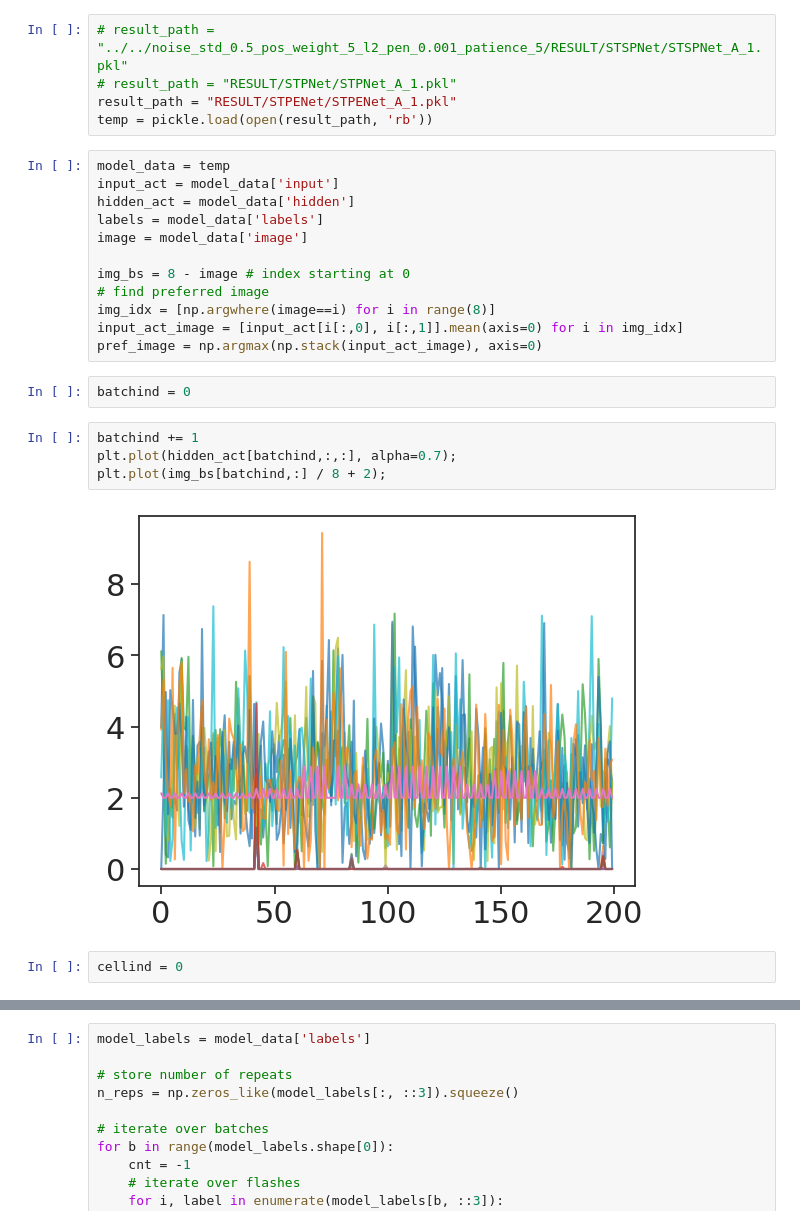
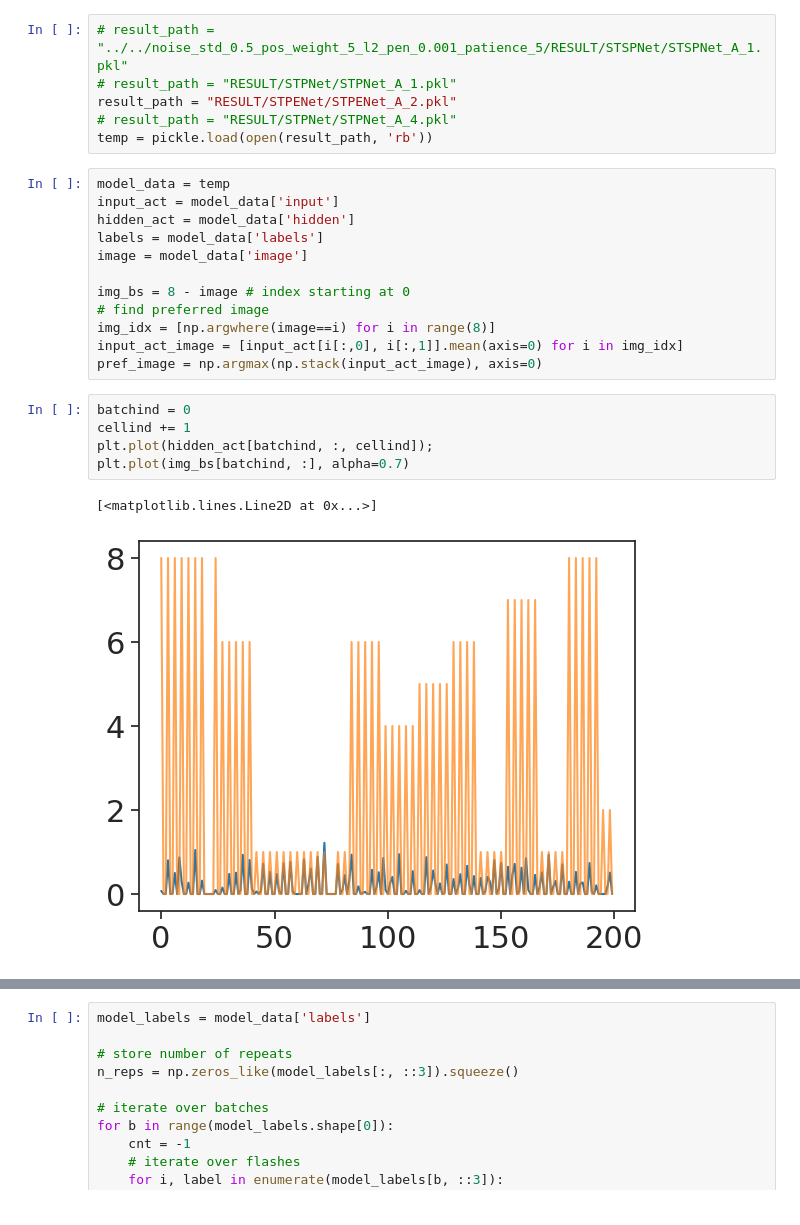
Before and after one commit to FishAres/STSPNet, a Jupyter notebook: notebooks/test.ipynb, the cells around one changed output, grey strips where cells are left out. Saved outputs shown, nothing was run; the diff lists cells and outputs as text.

```diff
--- a/notebooks/test.ipynb
+++ b/notebooks/test.ipynb
@@ -20,7 +20,8 @@ os.chdir("../")
 # %%
 # result_path = "../../noise_std_0.5_pos_weight_5_l2_pen_0.001_patience_5/RESULT/STSPNet/STSPNet_A_1.pkl"
 # result_path = "RESULT/STPNet/STPNet_A_1.pkl"
-result_path = "RESULT/STPENet/STPENet_A_1.pkl"
+result_path = "RESULT/STPENet/STPENet_A_2.pkl"
+# result_path = "RESULT/STPNet/STPNet_A_4.pkl"
 temp = pickle.load(open(result_path, 'rb'))
 # %%
 model_data = temp
@@ -34,13 +35,11 @@ img_bs = 8 - image # index starting at 0
 img_idx = [np.argwhere(image==i) for i in range(8)]
 input_act_image = [input_act[i[:,0], i[:,1]].mean(axis=0) for i in img_idx]
 pref_image = np.argmax(np.stack(input_act_image), axis=0)
-# %%
-batchind = 0
 # %%
-batchind += 1
-plt.plot(hidden_act[batchind,:,:], alpha=0.7);
-plt.plot(img_bs[batchind,:] / 8 + 2);
+batchind = 0
+cellind += 1
+plt.plot(hidden_act[batchind, :, cellind]);
+plt.plot(img_bs[batchind, :], alpha=0.7)
 # %% [output]
+[<matplotlib.lines.Line2D at 0x...>]
-[figure, old version]
+[figure, new version]
-# %%
-cellind = 0
```
Also changed, not shown: parts of 6 cells of this notebook, 11 other files.
